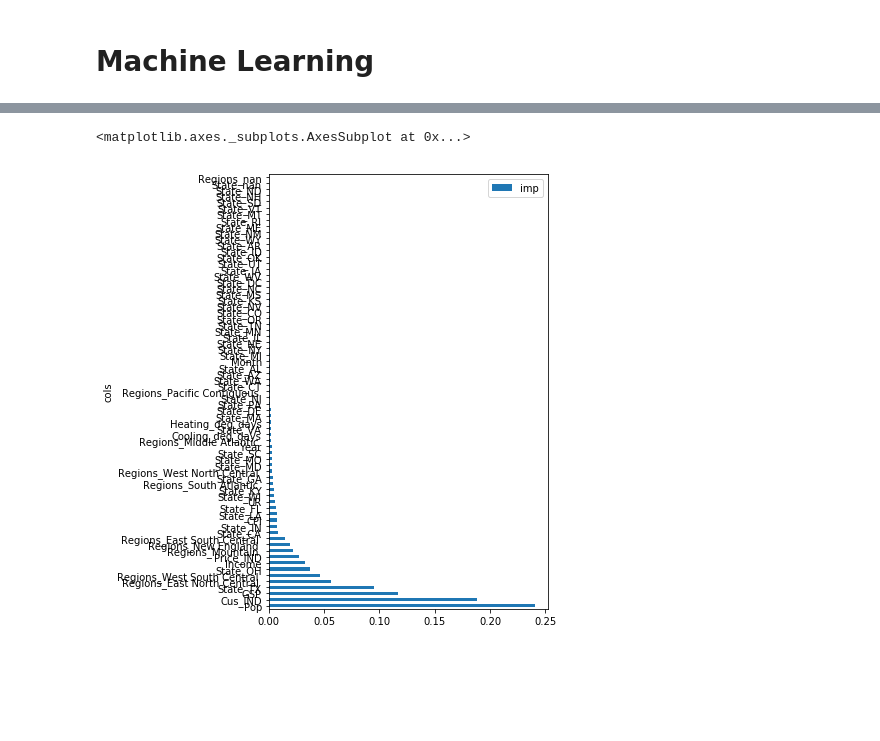
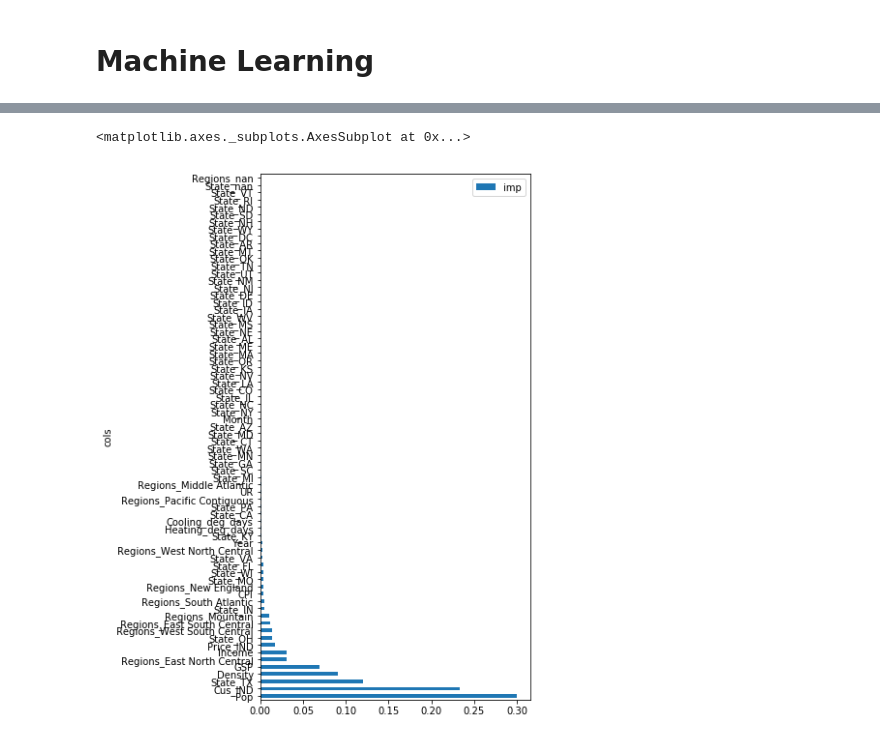
Before and after one commit to worasom/energy_sale_rev, a Jupyter notebook: energy-ML.ipynb, the cells around one changed output, grey strips where cells are left out. Drawn from its saved outputs; the diff is of its cells as text; code cells hidden in the pictures; blank space fills up the shorter version.

```diff
--- a/energy-ML.ipynb
+++ b/energy-ML.ipynb
@@ -271,9 +618,9 @@ fi_res.to_csv('model/res_feature_importance.csv',index=False)
 #predict column
 pre_col = 'Sale_IND'
 use_col = ['Year', 'Month', 'State','Cus_IND','Price_IND', 'Heating_deg_days', 'Cooling_deg_days', 'Pop', 'Income',
-       'UR', 'GSP', 'CPI','Regions']
+       'UR', 'GSP', 'CPI','Regions','Density']
 
-skip_col = [x for x in raw.columns if x not in use_col + [pre_col]]
+skip_col = [x for x in combine.columns if x not in use_col + [pre_col]]
 
 #put the training set into proc_df, indicate the target column
 # one hot encode the state column with 49 catergory
@@ -303,9 +650,9 @@ plot_score(m_ind,result,val=True)
 # %%
 # calculate feature of importance
 fi = rf_feat_importance(m_ind, X_trn)
-fi.plot('cols','imp',kind='barh',figsize=(5,8))
+fi.plot('cols','imp',kind='barh',figsize=(5,10))
 # %% [output]
 <matplotlib.axes._subplots.AxesSubplot at 0x...>
-[figure, old version]
+[figure, new version]
 # %%
 # drop features with low importance
```
Also changed, not shown: parts of 147 cells of this notebook.
